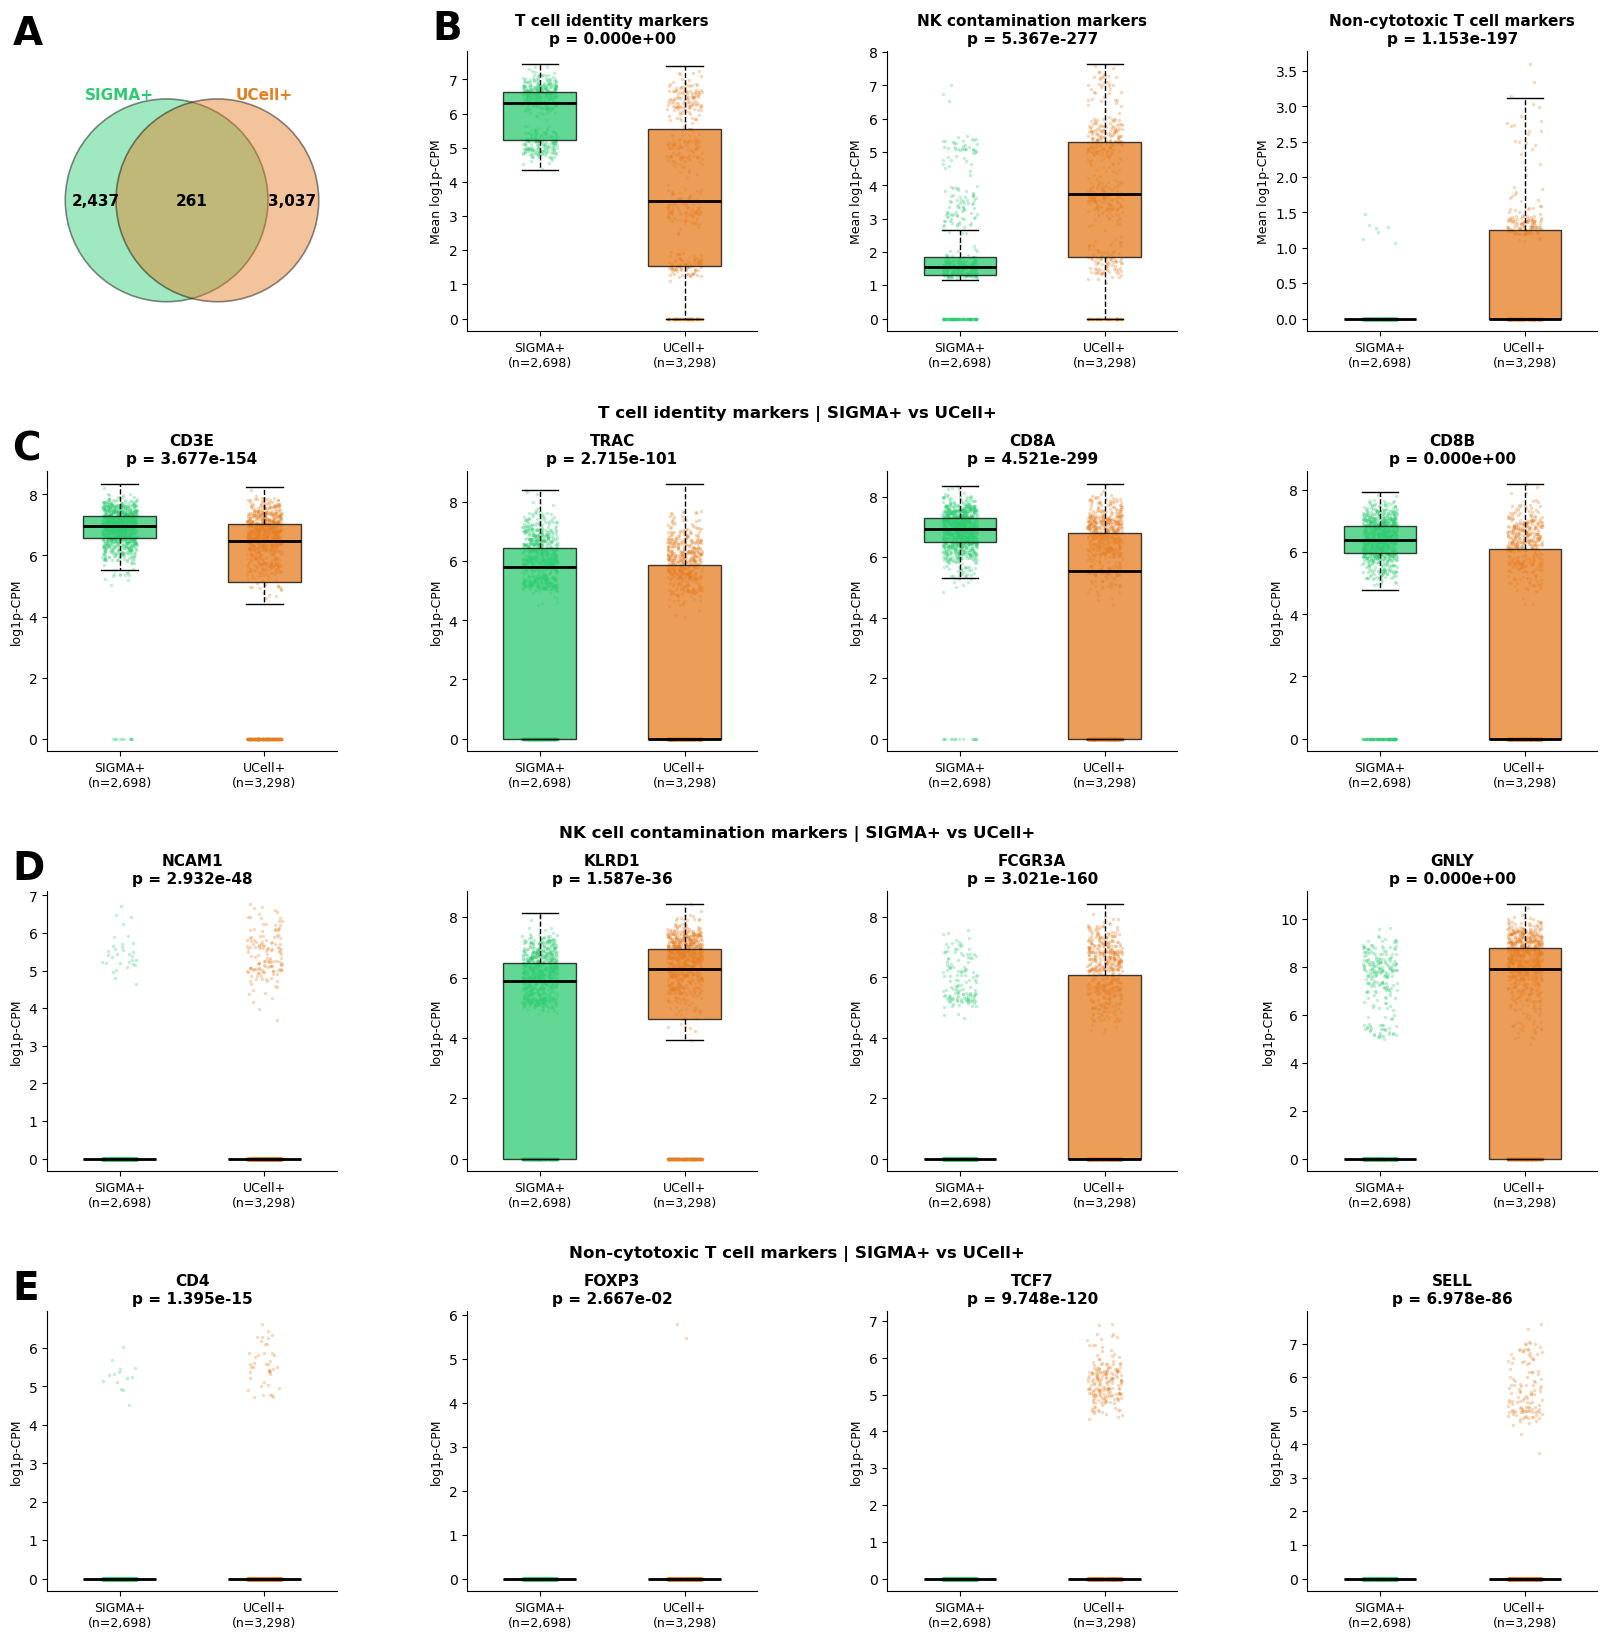
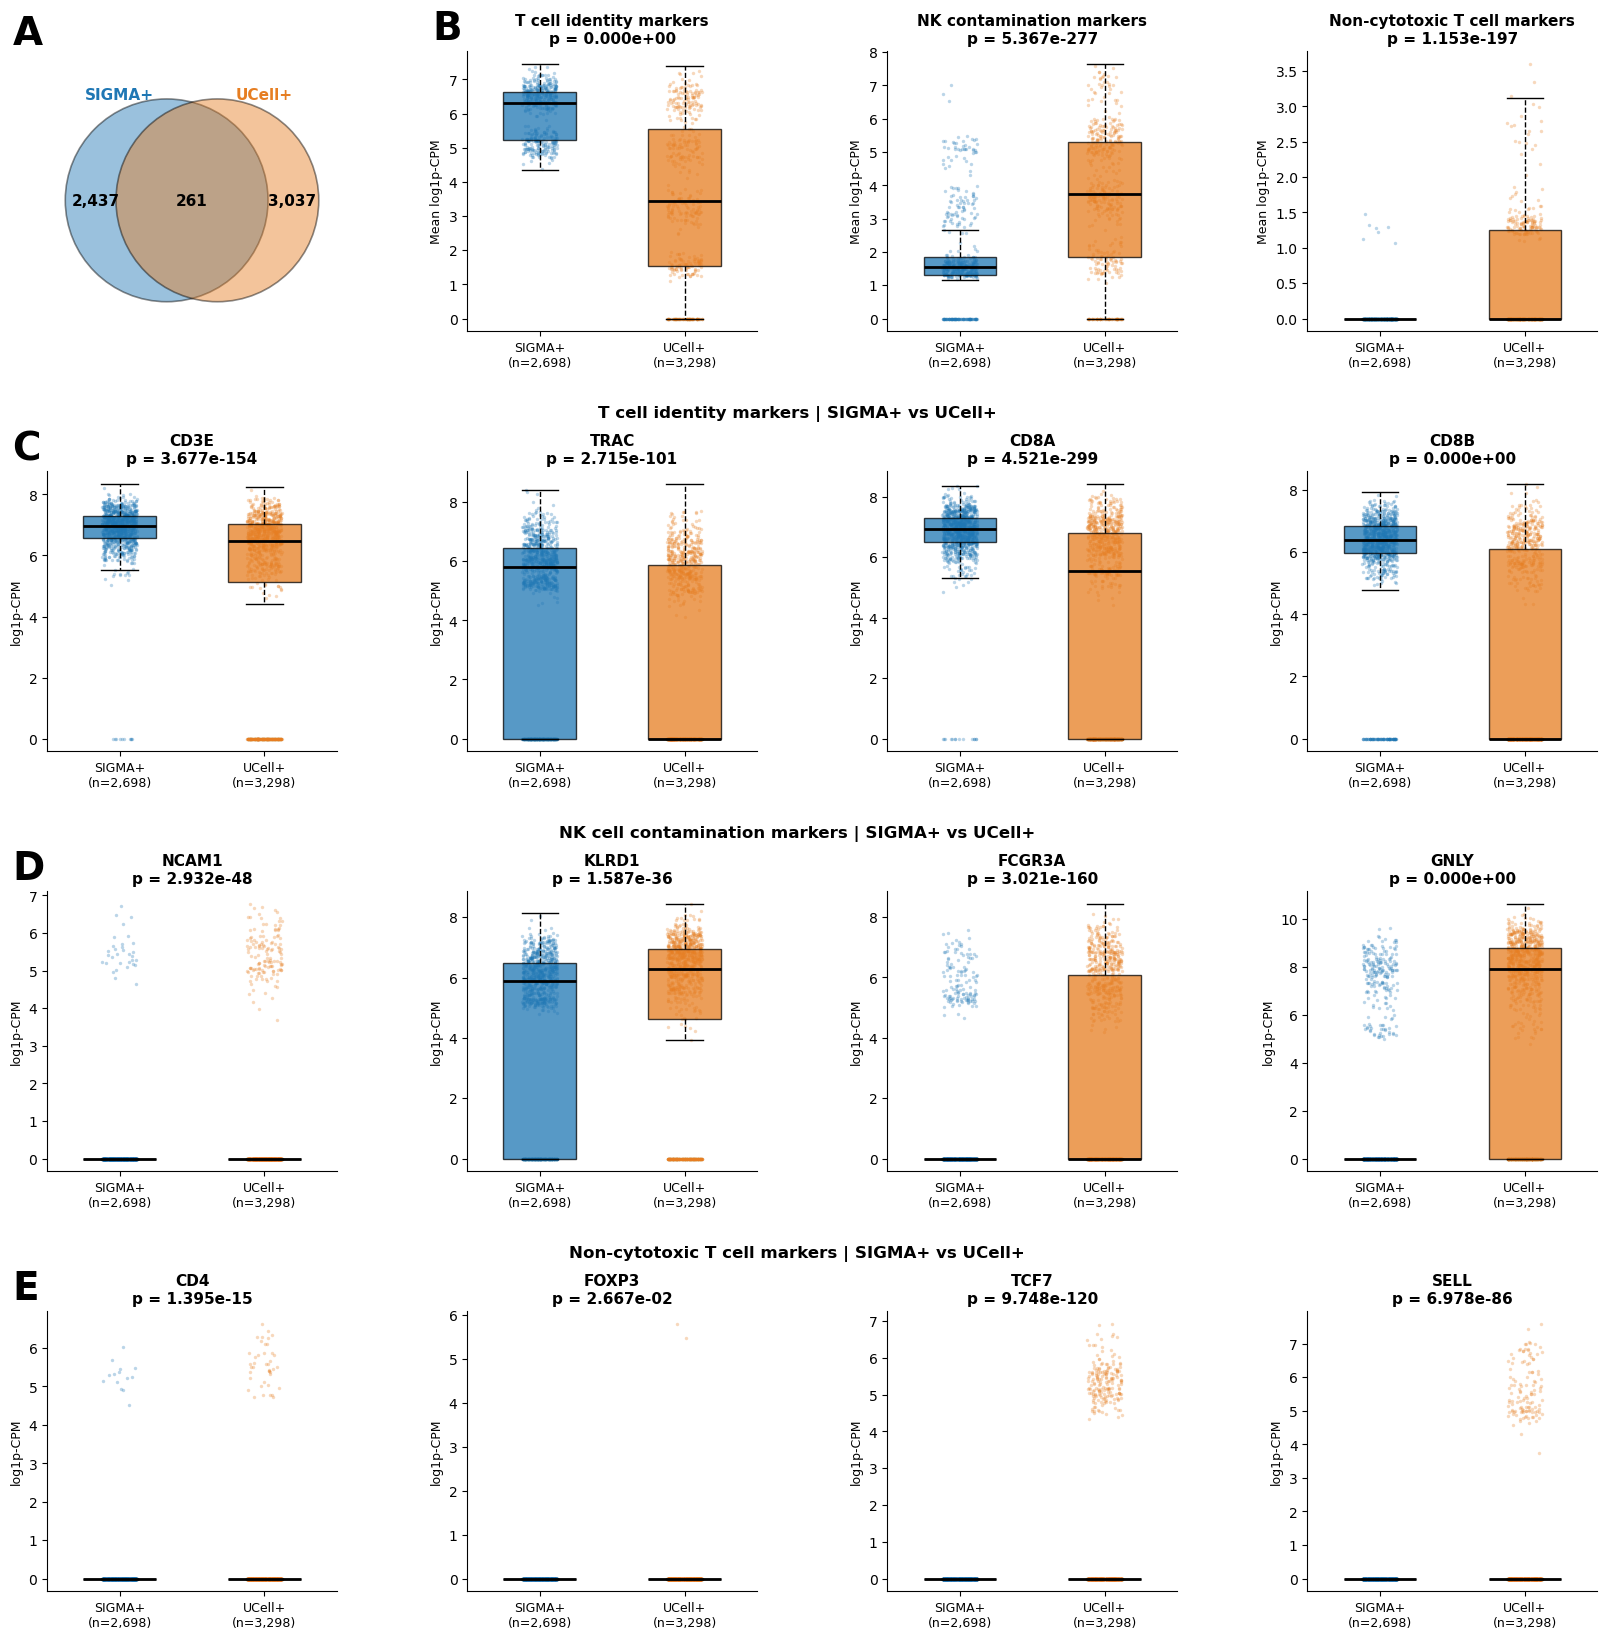
Code edit (unified diff) that turned the first committed figure into the second:
--- before
+++ after
@@ -9,5 +9,5 @@
 
 # A
-c1 = plt.Circle((0.43, 0.5), 0.28, color=GREEN, alpha=0.45, ec="black", lw=1.2)
+c1 = plt.Circle((0.43, 0.5), 0.28, color=BLUE, alpha=0.45, ec="black", lw=1.2)
 c2 = plt.Circle((0.57, 0.5), 0.28, color=ORANGE, alpha=0.45, ec="black", lw=1.2)
 ax_venn.add_patch(c1)
@@ -16,5 +16,5 @@
 ax_venn.text(0.50, 0.50, f"{n_both:,}", ha="center", va="center", fontsize=11, fontweight="bold")
 ax_venn.text(0.775, 0.50, f"{n_ucell_only:,}", ha="center", va="center", fontsize=11, fontweight="bold")
-ax_venn.text(0.30, 0.78, "SIGMA+", ha="center", fontsize=11, fontweight="bold", color=GREEN)
+ax_venn.text(0.30, 0.78, "SIGMA+", ha="center", fontsize=11, fontweight="bold", color=BLUE)
 ax_venn.text(0.70, 0.78, "UCell+", ha="center", fontsize=11, fontweight="bold", color=ORANGE)
 ax_venn.set_xlim(0.1, 0.9); ax_venn.set_ylim(0.15, 0.9)
@@ -60,5 +60,5 @@
              fontsize=12, fontweight="bold")
     
-# fig.savefig("figures/SUP2-full.svg", bbox_inches="tight", dpi=300)
-fig.savefig("figures/SUP2-full.pdf", bbox_inches="tight", dpi=300)
+# fig.savefig("figures/SUP2-full.svg", bbox_inches="tight", dpi=500)
+fig.savefig("figures/SUP2-full.pdf", bbox_inches="tight", dpi=500)
 plt.show()

Commit: new figure pdf